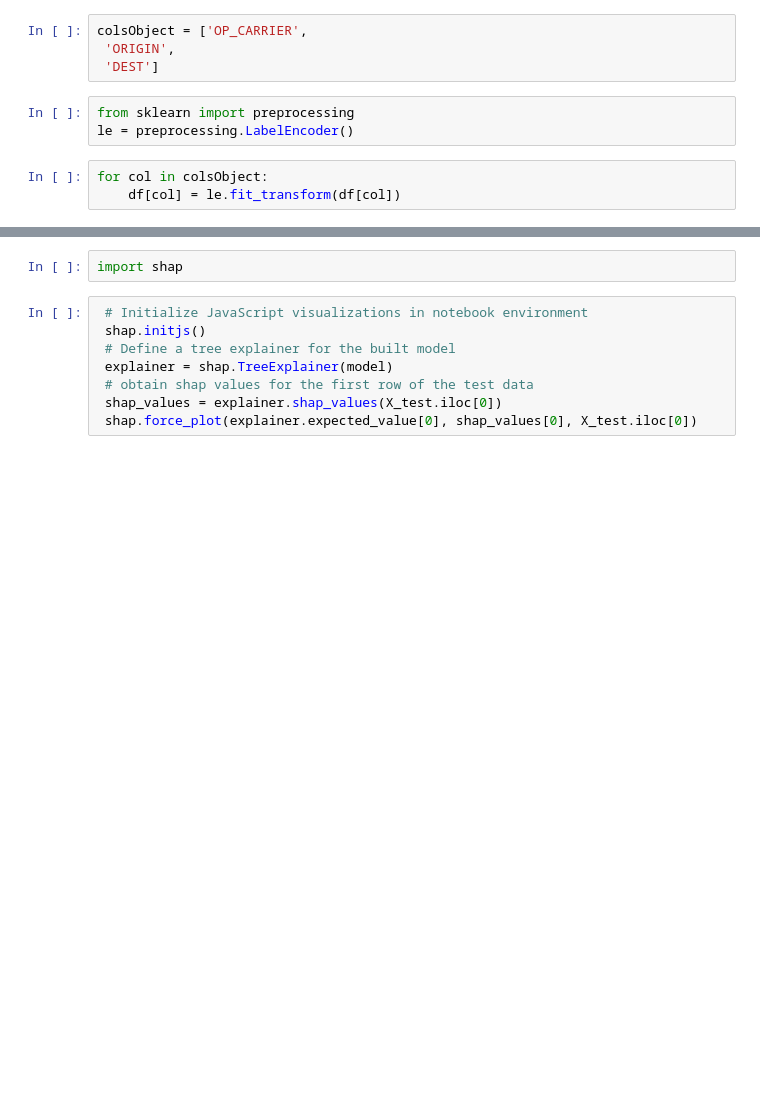
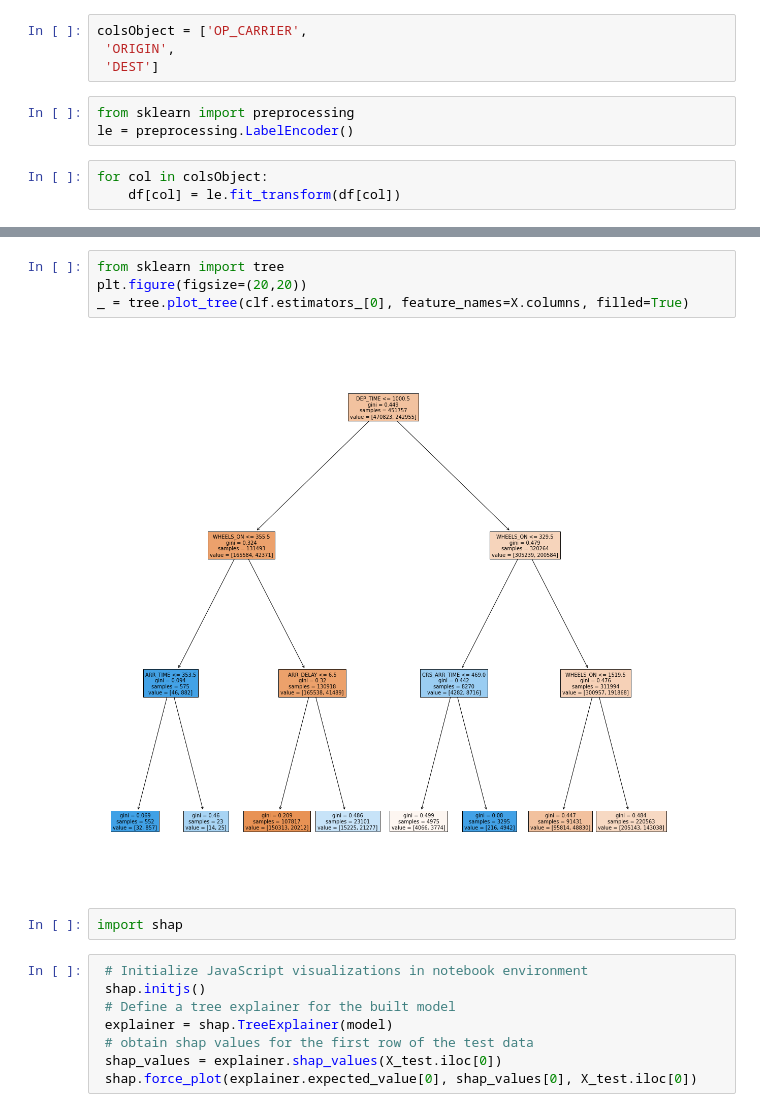
Before and after one commit to td2thinh/ElectricityConsumptionML, a Jupyter notebook: AirlinesData.ipynb, the cells around one changed output, grey strips where cells are left out. Drawn from its saved outputs; the diff is of its cells as text; blank space fills up the shorter version.

```diff
--- a/AirlinesData.ipynb
+++ b/AirlinesData.ipynb
@@ -202,3 +205,9 @@ Accuracy: 0.903038138332256
+# %%
+from sklearn import tree
+plt.figure(figsize=(20,20))
+_ = tree.plot_tree(clf.estimators_[0], feature_names=X.columns, filled=True)
+# %% [output]
+[figure, added]
 # %%
 import shap
 # %%
```
Also changed, not shown: parts of 16 cells of this notebook.
